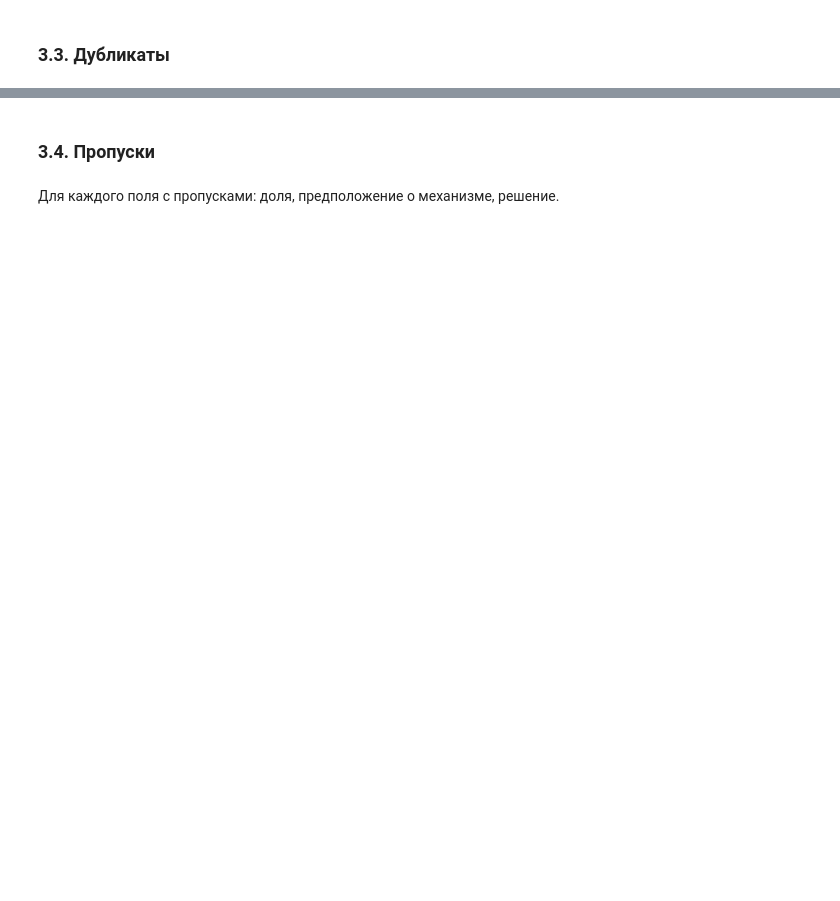
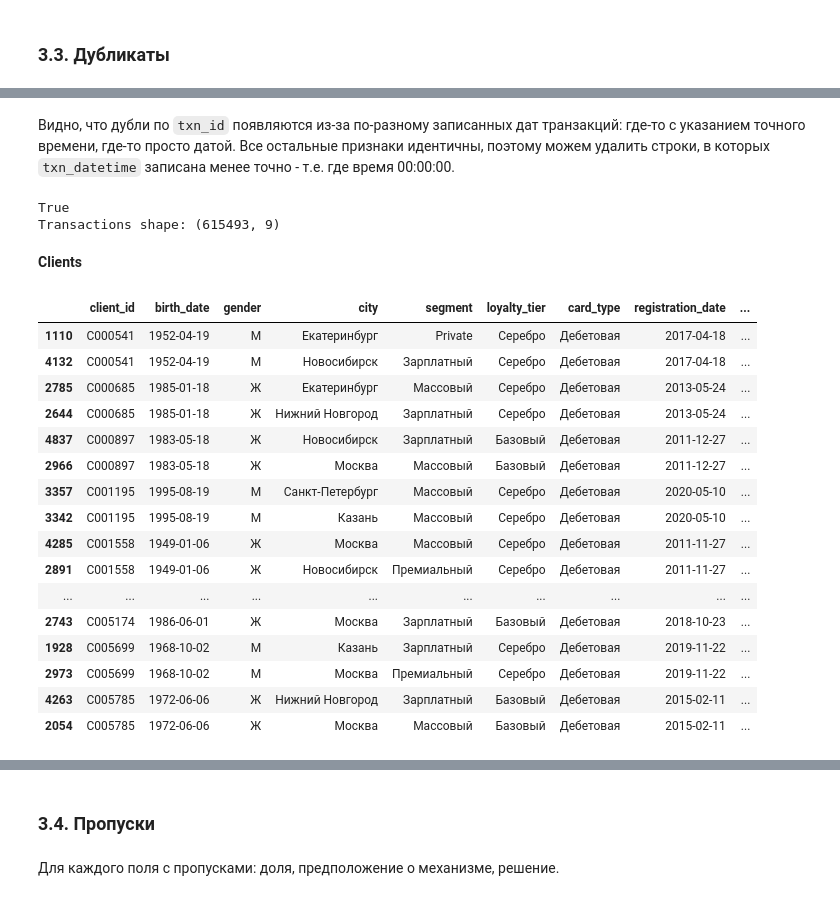
Before and after one commit to mashamis/Mischenko_Maria_Lab1, a Jupyter notebook: 01_analysis.ipynb, the cells around one changed output, grey strips where cells are left out. Drawn from its saved outputs; the diff is of its cells as text; code cells hidden in the pictures; blank space fills up the shorter version.

```diff
--- a/01_analysis.ipynb
+++ b/01_analysis.ipynb
@@ -425,5 +434,27 @@ III.  Связь между таблицами
 # %% [markdown]
 ### 3.2. Категориальные признаки
 # %%
-# посмотреть, какие из них булевы и заменить строки на 0/1
-# преобразовать city через словарь
+# clients
+clients = clients.assign(
+    has_mobile_app = clients["has_mobile_app"].map({"Да": True, "Нет": False}),
+    marketing_opt_in = clients["marketing_opt_in"].map({"Да": True, "Нет": False}),
+    gender = clients["gender"].astype("category"),
+    segment = clients["segment"].astype("category"),
+    loyalty_tier = clients["loyalty_tier"].astype("category"),
+    card_type = clients["card_type"].astype("category"),
+    satisfaction_score = clients["satisfaction_score"].astype("category")
+)
+
+city_map = {
+    "г. москва": "москва",
+    "г. новосибирск": "новосибирск",
+    "г.екатеринбург": "екатеринбург",
+    "н. новгород": "нижний новгород",
+    "санкт петербург": "санкт-петербург",
+    "г. санкт-петербург": "санкт-петербург",
+    "спб": "санкт-петербург"
+}
+clients["city"] = (clients["city"].str.strip()
+                   .str.lower()
+                   .replace(city_map)
+                   .str.title())
@@ -432,3 +527,7 @@ III.  Связь между таблицами
 # %%
-# Полные дубли строк в данном случае не является реальным повторением события,
-# а скорее просто сбой/ошибка, поэтому такие дубли удаляем.
+# полные дубли
+clients_clean = clients.drop_duplicates()
+print("Clients new shape: ", clients_clean.shape)
+
+transactions_clean = transactions.drop_duplicates()
+print("Transactions new shape: ", transactions_clean.shape)
@@ -434,0 +587,2 @@ III.  Связь между таблицами
+# %% [markdown]
+Видно, что дубли по `txn_id` появляются из-за по-разному записанных дат транзакций: где-то с указанием точного времени, где-то просто датой. Все остальные признаки идентичны, поэтому можем удалить строки, в которых `txn_datetime` записана менее точно - т.е. где время 00:00:00.
@@ -434,0 +599,29 @@ III.  Связь между таблицами
+# %%
+print(len(transactions_clean) == transactions_clean["txn_id"].nunique())
+print(f"Transactions shape: {transactions_clean.shape}")
+# %% [output]
+True
+Transactions shape: (615493, 9)
+# %% [markdown]
+**Clients**
+# %%
+dup_clients = clients_clean[clients_clean.duplicated(subset=["client_id"], keep=False)].sort_values(by=['client_id'])
+dup_clients
+# %% [output]
+|  | client_id | birth_date | gender | city | segment | loyalty_tier | card_type | registration_date | ... |
+| 1110 | C000541 | 1952-04-19 | М | Екатеринбург | Private | Серебро | Дебетовая | 2017-04-18 | ... |
+| 4132 | C000541 | 1952-04-19 | М | Новосибирск | Зарплатный | Серебро | Дебетовая | 2017-04-18 | ... |
+| 2785 | C000685 | 1985-01-18 | Ж | Екатеринбург | Массовый | Серебро | Дебетовая | 2013-05-24 | ... |
+| 2644 | C000685 | 1985-01-18 | Ж | Нижний Новгород | Зарплатный | Серебро | Дебетовая | 2013-05-24 | ... |
+| 4837 | C000897 | 1983-05-18 | Ж | Новосибирск | Зарплатный | Базовый | Дебетовая | 2011-12-27 | ... |
+| 2966 | C000897 | 1983-05-18 | Ж | Москва | Массовый | Базовый | Дебетовая | 2011-12-27 | ... |
+| 3357 | C001195 | 1995-08-19 | М | Санкт-Петербург | Массовый | Серебро | Дебетовая | 2020-05-10 | ... |
+| 3342 | C001195 | 1995-08-19 | М | Казань | Массовый | Серебро | Дебетовая | 2020-05-10 | ... |
+| 4285 | C001558 | 1949-01-06 | Ж | Москва | Массовый | Серебро | Дебетовая | 2011-11-27 | ... |
+| 2891 | C001558 | 1949-01-06 | Ж | Новосибирск | Премиальный | Серебро | Дебетовая | 2011-11-27 | ... |
+| ... | ... | ... | ... | ... | ... | ... | ... | ... | ... |
+| 2743 | C005174 | 1986-06-01 | Ж | Москва | Зарплатный | Базовый | Дебетовая | 2018-10-23 | ... |
+| 1928 | C005699 | 1968-10-02 | М | Казань | Зарплатный | Серебро | Дебетовая | 2019-11-22 | ... |
+| 2973 | C005699 | 1968-10-02 | М | Москва | Премиальный | Серебро | Дебетовая | 2019-11-22 | ... |
+| 4263 | C005785 | 1972-06-06 | Ж | Нижний Новгород | Зарплатный | Базовый | Дебетовая | 2015-02-11 | ... |
+| 2054 | C005785 | 1972-06-06 | Ж | Москва | Массовый | Базовый | Дебетовая | 2015-02-11 | ... |
```
Also changed, not shown: parts of 20 cells of this notebook.
